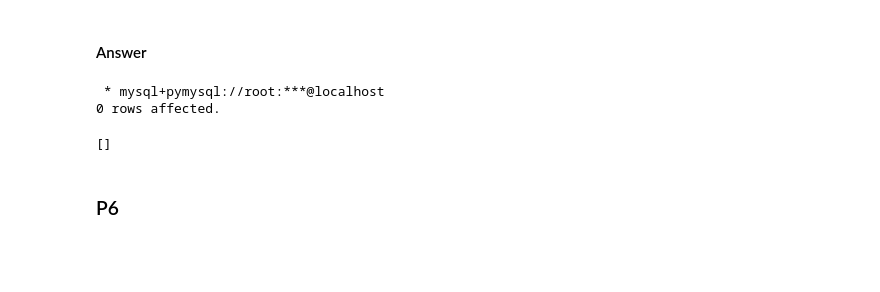
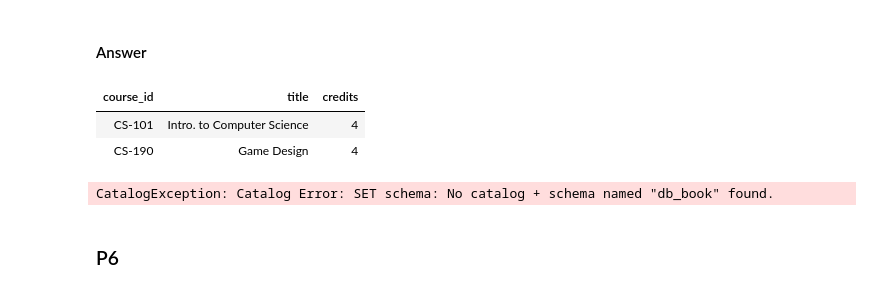
Before and after one commit to ChefAharoni/W4111-Intro-to-Databases-Spring-2026, a Jupyter notebook: Homework/HW1/aa5471-W4111-spring-2026-002-HW1b.ipynb, the cells around one changed output. Cells and saved outputs as stored; diff of their text form; code cells hidden in the pictures; blank space fills up the shorter version.

````diff
--- a/Homework/HW1/aa5471-W4111-spring-2026-002-HW1b.ipynb
+++ b/Homework/HW1/aa5471-W4111-spring-2026-002-HW1b.ipynb
@@ -376,16 +413,27 @@ The following is a simple Crow's Foot Diagram of two entity sets and a relations
 For the sample database you setup and loaded, write a ```SQL SELECT``` statement that returns the the courses that are in the "Comp. Sci." department and have 4 credits.
 # %% [markdown]
 #### Answer
+# %%
+%%sql
+
+/*
+    Write your SQL below and execute the cell.
+*/
+USE db_book;
+select distinct dept_name FROM course;
+select course_id, title, credits
+from course
+where dept_name = 'Comp. Sci.'
+and credits=4;
+# %% [output]
+| course_id | title | credits |
+| CS-101 | Intro. to Computer Science | 4 |
+| CS-190 | Game Design | 4 |
 # %%
 %%sql
-
-/*
-    Write your SQL below and execute the cell.
-*/
+/* this df is SOOO weird */
 # %% [output]
- * mysql+pymysql://root:***@localhost
-0 rows affected.
+CatalogException: Catalog Error: SET schema: No catalog + schema named "db_book" found.
-[]
 # %% [markdown]
 ### P6
 # %% [markdown]
````
Also changed, not shown: parts of 4 cells of this notebook.
